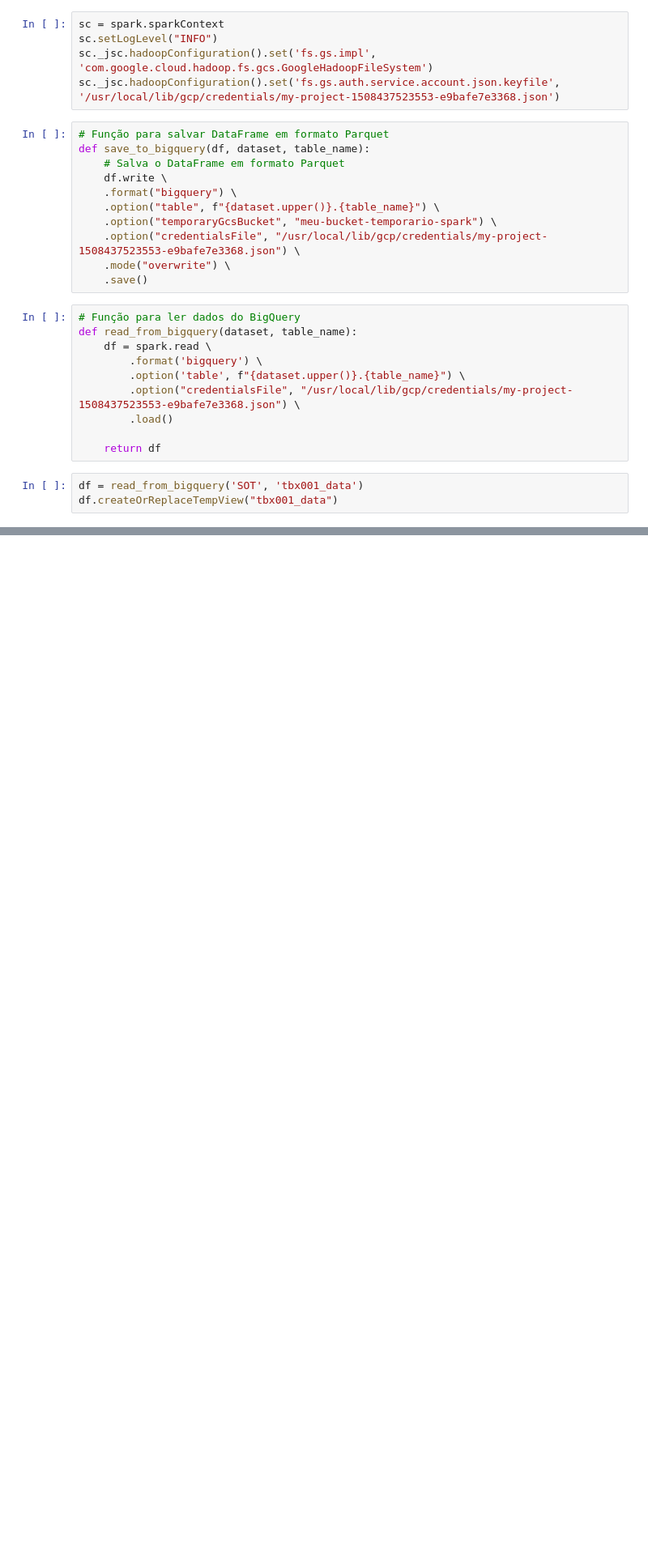
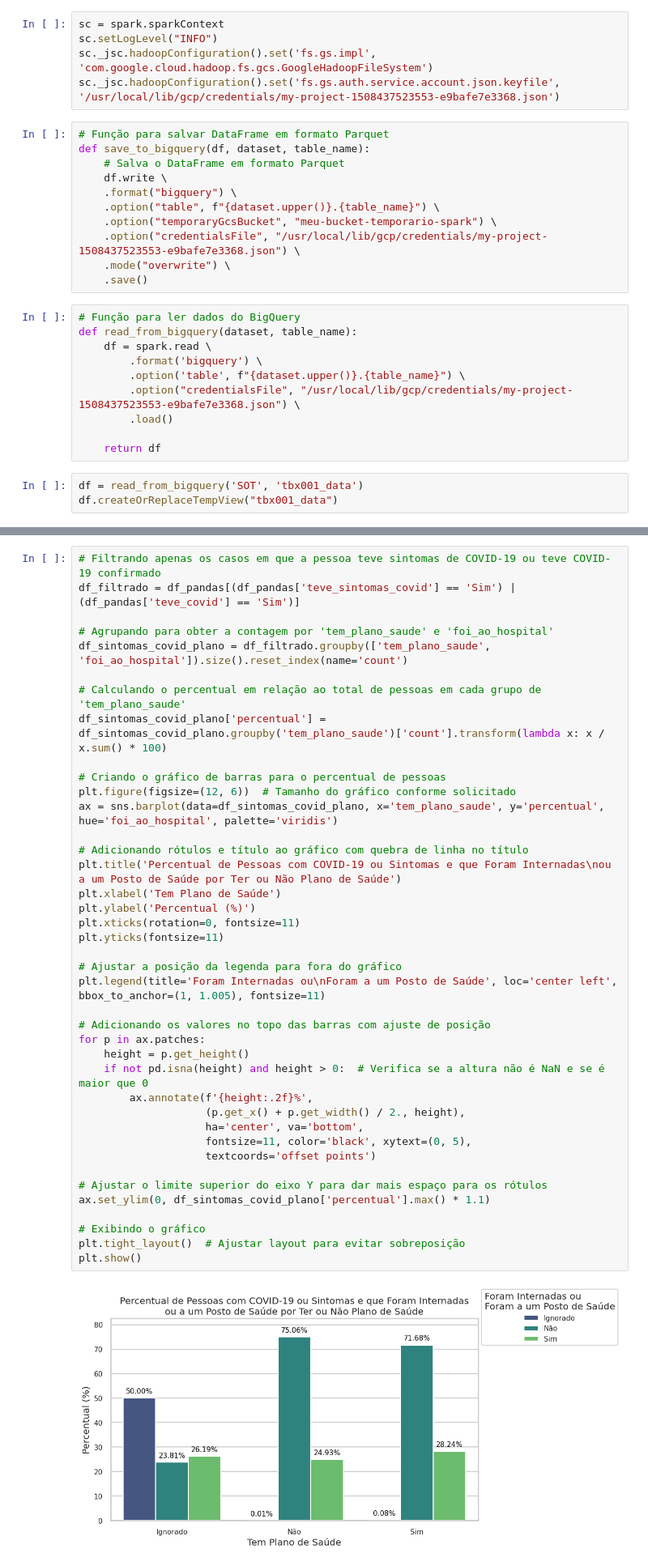
Before and after one commit to tsrodr/fiap-dataanalysis-techchallenge-fase3, a Jupyter notebook: main.ipynb, the cells around one changed output, grey strips where cells are left out. Shown at 81% size. Saved outputs shown, nothing was run; the diff lists cells and outputs as text; blank space fills up the shorter version.

```diff
--- a/main.ipynb
+++ b/main.ipynb
@@ -107,0 +255,42 @@ only showing top 20 rows
+# %%
+# Filtrando apenas os casos em que a pessoa teve sintomas de COVID-19 ou teve COVID-19 confirmado
+df_filtrado = df_pandas[(df_pandas['teve_sintomas_covid'] == 'Sim') | (df_pandas['teve_covid'] == 'Sim')]
+
+# Agrupando para obter a contagem por 'tem_plano_saude' e 'foi_ao_hospital'
+df_sintomas_covid_plano = df_filtrado.groupby(['tem_plano_saude', 'foi_ao_hospital']).size().reset_index(name='count')
+
+# Calculando o percentual em relação ao total de pessoas em cada grupo de 'tem_plano_saude'
+df_sintomas_covid_plano['percentual'] = df_sintomas_covid_plano.groupby('tem_plano_saude')['count'].transform(lambda x: x / x.sum() * 100)
+
+# Criando o gráfico de barras para o percentual de pessoas
+plt.figure(figsize=(12, 6))  # Tamanho do gráfico conforme solicitado
+ax = sns.barplot(data=df_sintomas_covid_plano, x='tem_plano_saude', y='percentual', hue='foi_ao_hospital', palette='viridis')
+
+# Adicionando rótulos e título ao gráfico com quebra de linha no título
+plt.title('Percentual de Pessoas com COVID-19 ou Sintomas e que Foram Internadas\nou a um Posto de Saúde por Ter ou Não Plano de Saúde')
+plt.xlabel('Tem Plano de Saúde')
+plt.ylabel('Percentual (%)')
+plt.xticks(rotation=0, fontsize=11)
+plt.yticks(fontsize=11)
+
+# Ajustar a posição da legenda para fora do gráfico
+plt.legend(title='Foram Internadas ou\nForam a um Posto de Saúde', loc='center left', bbox_to_anchor=(1, 1.005), fontsize=11)
+
+# Adicionando os valores no topo das barras com ajuste de posição
+for p in ax.patches:
+    height = p.get_height()
+    if not pd.isna(height) and height > 0:  # Verifica se a altura não é NaN e se é maior que 0
+        ax.annotate(f'{height:.2f}%',
+                    (p.get_x() + p.get_width() / 2., height),
+                    ha='center', va='bottom',
+                    fontsize=11, color='black', xytext=(0, 5),
+                    textcoords='offset points')
+
+# Ajustar o limite superior do eixo Y para dar mais espaço para os rótulos
+ax.set_ylim(0, df_sintomas_covid_plano['percentual'].max() * 1.1)
+
+# Exibindo o gráfico
+plt.tight_layout()  # Ajustar layout para evitar sobreposição
+plt.show()
+# %% [output]
+[figure, added]
```
Also changed, not shown: parts of 15 cells of this notebook, 4 other files.
